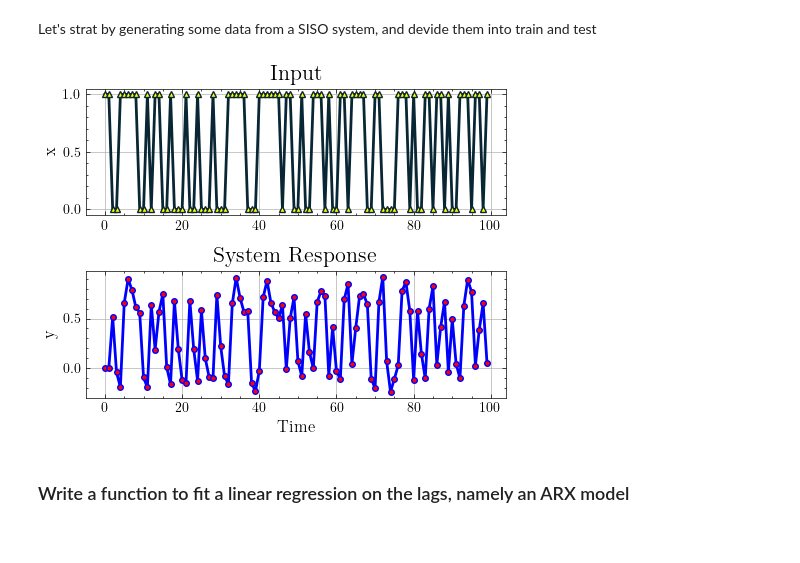
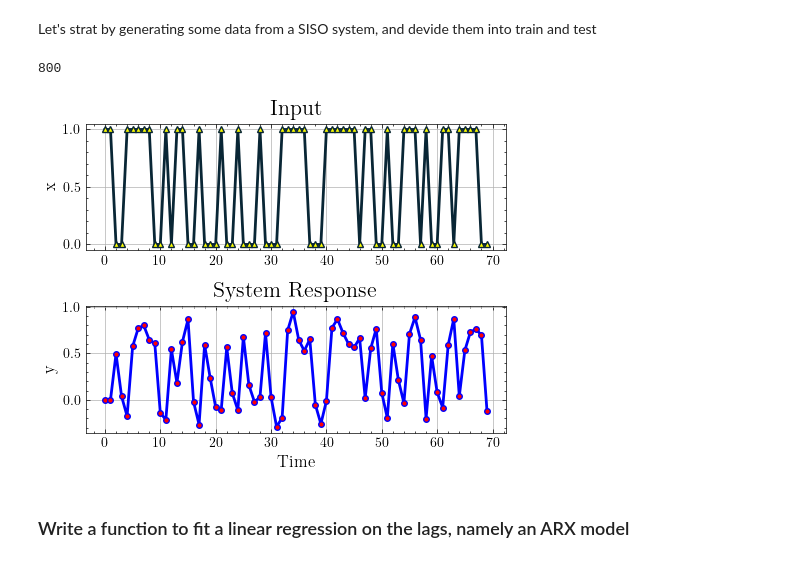
Before and after one commit to DTU-Teaching/Industrial-IoT-For-Digitization-Of-Electronic-Assets-2024, a Jupyter notebook: Module 3/code/Build an ARX model.ipynb, the cells around one changed output. Saved outputs shown, nothing was run; the diff lists cells and outputs as text; code cells hidden in the pictures.

```diff
--- a/Module 3/code/Build an ARX model.ipynb
+++ b/Module 3/code/Build an ARX model.ipynb
@@ -16,51 +16,61 @@ from sklearn.model_selection import train_test_split
 plt.style.use('science')
 np.random.seed(1)
 # %%
-def generate_siso_data(n, noise_level=0.1, a1=0.5, a2=-0.3, b1=0.7, b2=-0.2):
+
+
+
+def generate_siso_data(n, test_size=0.2, noise_level=0.1, a1=0.5, a2=-0.3, b1=0.7, b2=-0.2):
     """
     Generates synthetic Single Input Single Output (SISO) data for an ARX model with na=2 and nb=2.
     :param n: Number of data points to generate.
+    :param test_size: Proportion of the dataset to include in the test split.
     :param noise_level: Standard deviation of the noise.
     :param a1, a2: Coefficients for the autoregressive part of the model.
     :param b1, b2: Coefficients for the exogenous input part of the model.
-    :return: Tuple of (y, x), where y is the target series and x is the exogenous series.
+    :return: Tuple of (y_train, x_train, y_test, x_test), where y is the target series and x is the exogenous series.
     """
     # Generating exogenous input (x) as a random signal
-    x = np.random.randint(0, 2, size=n)
+    u = np.random.randint(0, 2, size=n)
 
     # Generating the target series (y)
     y = np.zeros(n)
     for t in range(2, n):
-        y[t] = a1 * y[t-1] + a2 * y[t-2] + b1 * x[t-1] + b2 * x[t-2] + np.random.normal(0, noise_level)
+        y[t] = a1 * y[t-1] + a2 * y[t-2] +  b1 * u[t-1] + b2 * u[t-2] + np.random.normal(0, noise_level)
 
-    return y, x
+    # Splitting the data into training and testing sets
+    y_train, y_test, u_train, u_test = train_test_split(y, u, test_size=test_size, shuffle=False)
+
+    return y_train, u_train, y_test, u_test
 # %%
-y_train, u_train = generate_siso_data(n=200, noise_level=0.05)
-y_test, u_test = generate_siso_data(n=200, noise_level=0.05)
+y_train, u_train, y_test, u_test = generate_siso_data(n=1000, noise_level=0.05)
+# %%
+len(u_train)
+# %% [output]
+800
 # %%
 ### Data Visualization
-STEPS = 100
+STEPS = 70
 # Creating a 2-row plot for x and y
 fig, axes = plt.subplots(nrows=2, ncols=1, figsize=(5, 4))
 
 axes[0].plot(u_train[:STEPS], color='#092635', linewidth=2, linestyle='-', marker='^', markersize=4, markerfacecolor='yellow')
 axes[0].set_title('Input', fontsize=16)
 axes[0].set_ylabel('x', fontsize=12)
 axes[0].grid(True)
 axes[1].plot(y_train[:STEPS], color='blue', linewidth=2, linestyle='-', marker='o', markersize=4, markerfacecolor='red')
 axes[1].set_title('System Response', fontsize=16)
 axes[1].set_xlabel('Time', fontsize=12)
 axes[1].set_ylabel('y', fontsize=12)
 axes[1].grid(True)
 
 plt.tight_layout()
 
 # Save the plots as a PDF
 plt.savefig('../img/response.pdf', format='pdf')
 
 plt.show()
 # %% [output]
-[figure, old version]
+[figure, new version]
 # %% [markdown]
 ### Write a function to fit a linear regression on the lags, namely an ARX model
 # %%
```
Also changed, not shown: parts of 5 cells of this notebook, 5 other files.
